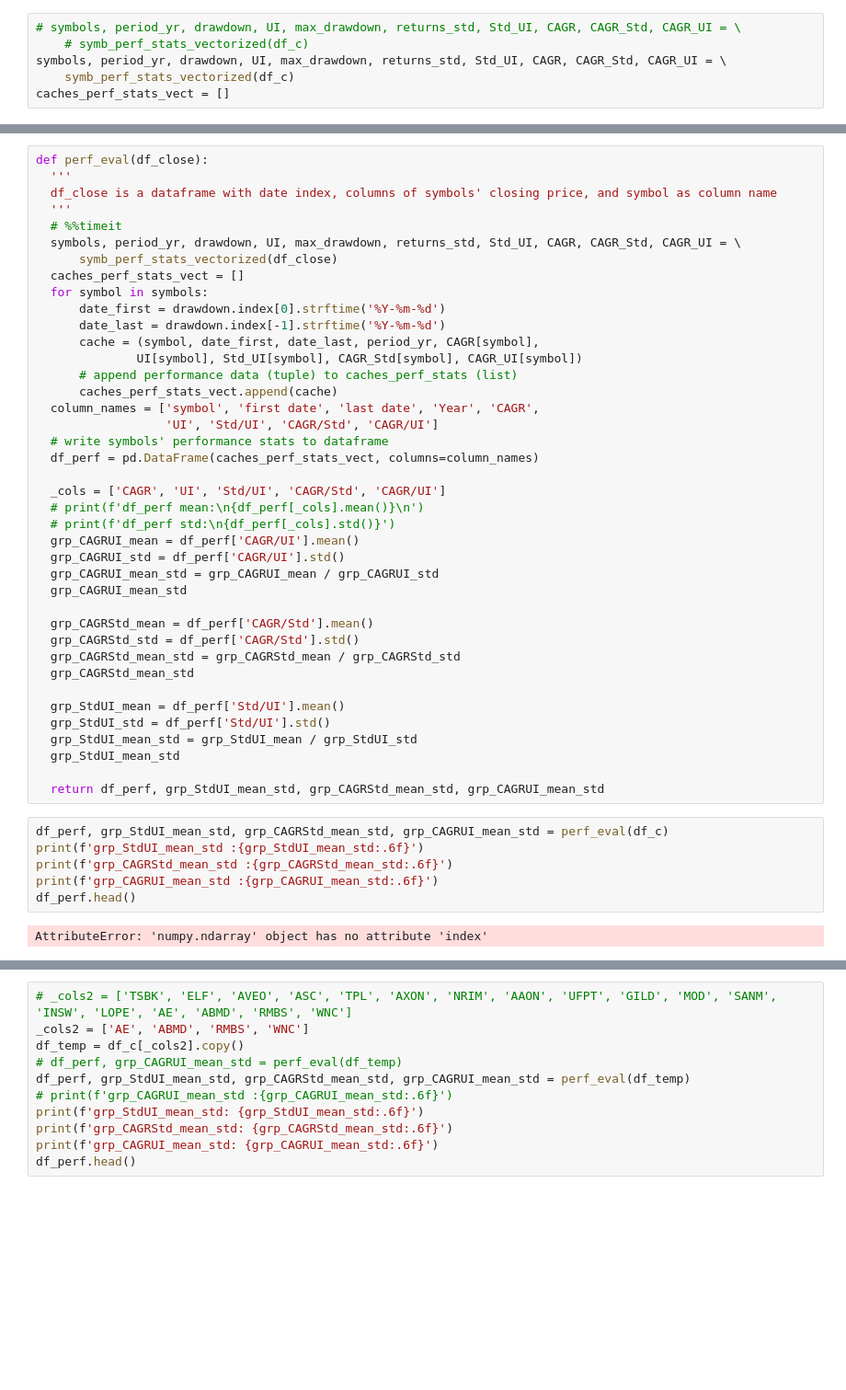
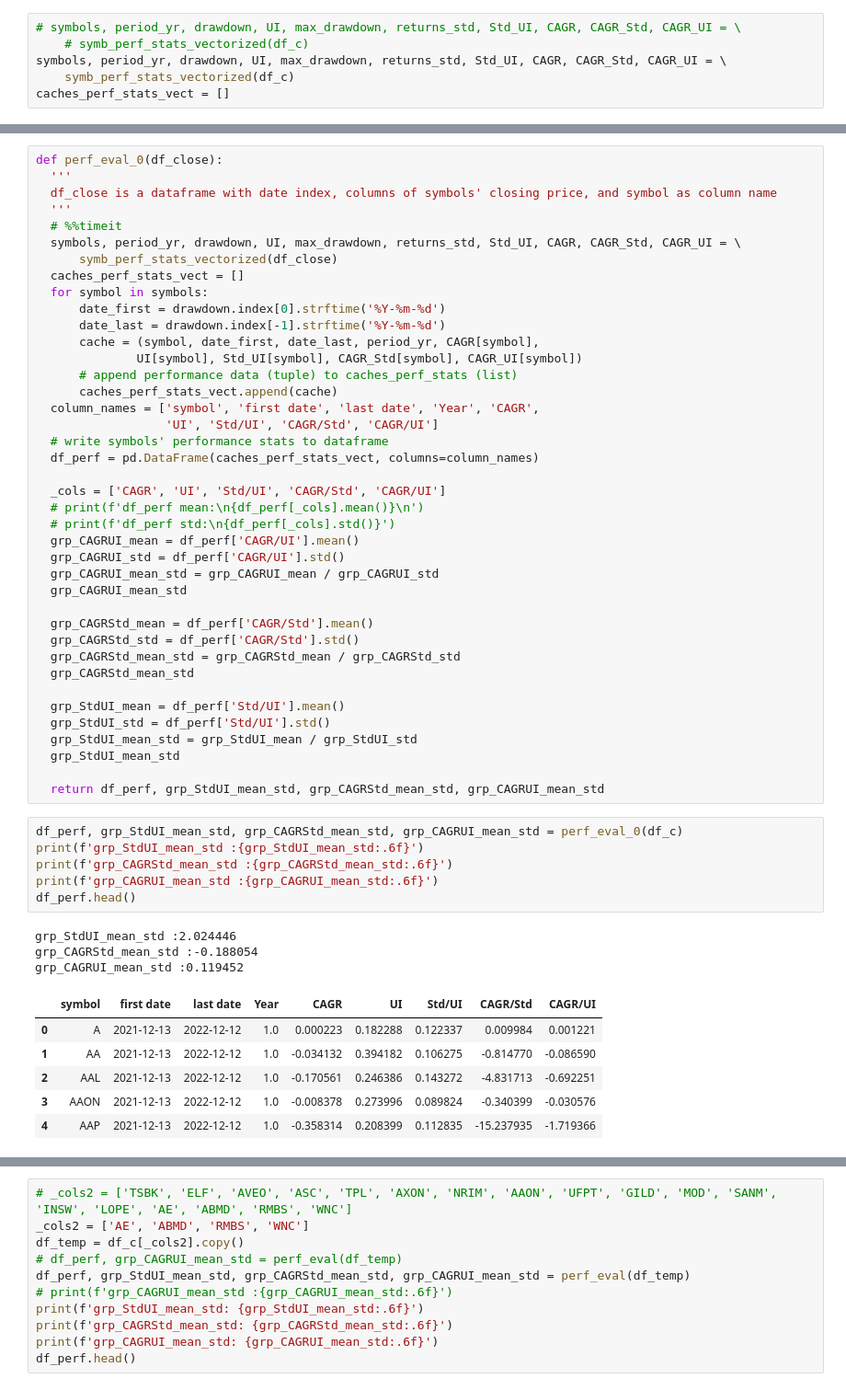
Before and after one commit to pympk/py379, a Jupyter notebook: yf_6eval.ipynb, the cells around one changed output, grey strips where cells are left out. Shown at 92% size. Saved outputs shown, nothing was run; the diff lists cells and outputs as text; blank space fills up the shorter version.

```diff
--- a/yf_6eval.ipynb
+++ b/yf_6eval.ipynb
@@ -52,6 +52,6 @@ drawdown
 252 rows × 2300 columns
 # %%
-def perf_eval(df_close):
+def perf_eval_0(df_close):
   '''
   df_close is a dataframe with date index, columns of symbols' closing price, and symbol as column name
   '''
@@ -91,10 +91,18 @@ def perf_eval(df_close):
 
   return df_perf, grp_StdUI_mean_std, grp_CAGRStd_mean_std, grp_CAGRUI_mean_std
 # %%
-df_perf, grp_StdUI_mean_std, grp_CAGRStd_mean_std, grp_CAGRUI_mean_std = perf_eval(df_c)
+df_perf, grp_StdUI_mean_std, grp_CAGRStd_mean_std, grp_CAGRUI_mean_std = perf_eval_0(df_c)
 print(f'grp_StdUI_mean_std :{grp_StdUI_mean_std:.6f}')
 print(f'grp_CAGRStd_mean_std :{grp_CAGRStd_mean_std:.6f}')
 print(f'grp_CAGRUI_mean_std :{grp_CAGRUI_mean_std:.6f}')
 df_perf.head()
 # %% [output]
-AttributeError: 'numpy.ndarray' object has no attribute 'index'
+grp_StdUI_mean_std :2.024446
+grp_CAGRStd_mean_std :-0.188054
+grp_CAGRUI_mean_std :0.119452
+|  | symbol | first date | last date | Year | CAGR | UI | Std/UI | CAGR/Std | CAGR/UI |
+| 0 | A | 2021-12-13 | 2022-12-12 | 1.0 | 0.000223 | 0.182288 | 0.122337 | 0.009984 | 0.001221 |
+| 1 | AA | 2021-12-13 | 2022-12-12 | 1.0 | -0.034132 | 0.394182 | 0.106275 | -0.814770 | -0.086590 |
+| 2 | AAL | 2021-12-13 | 2022-12-12 | 1.0 | -0.170561 | 0.246386 | 0.143272 | -4.831713 | -0.692251 |
+| 3 | AAON | 2021-12-13 | 2022-12-12 | 1.0 | -0.008378 | 0.273996 | 0.089824 | -0.340399 | -0.030576 |
+| 4 | AAP | 2021-12-13 | 2022-12-12 | 1.0 | -0.358314 | 0.208399 | 0.112835 | -15.237935 | -1.719366 |
```
Also changed, not shown: parts of 6 cells of this notebook, 2 other files.
